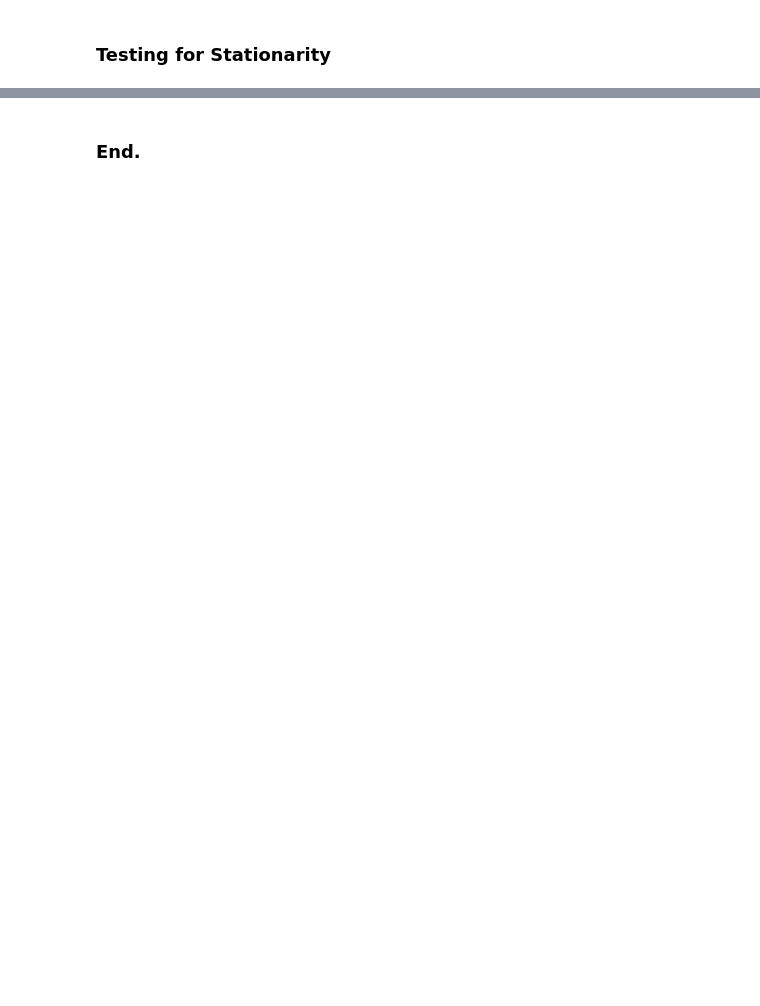
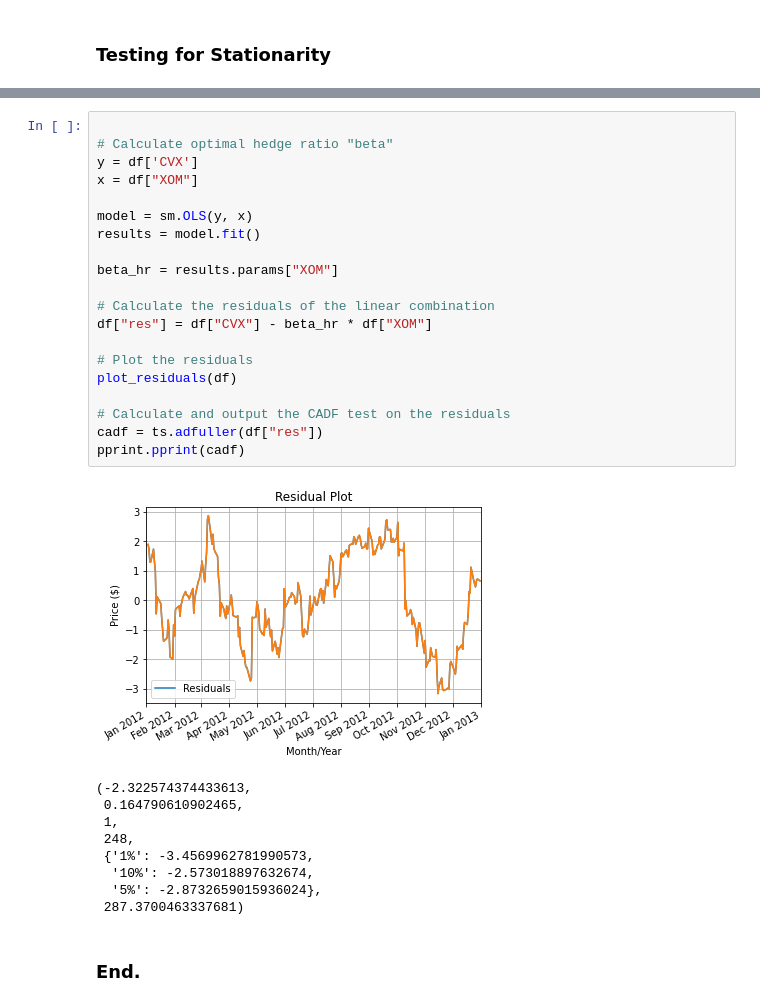
Before and after one commit to caiquemiranda/python-algo-trading-II, a Jupyter notebook: 04-Time-Series-Analysis.ipynb, the cells around one changed output, grey strips where cells are left out. Cells and saved outputs as stored; diff of their text form; blank space fills up the shorter version.

```diff
--- a/04-Time-Series-Analysis.ipynb
+++ b/04-Time-Series-Analysis.ipynb
@@ -149,2 +146,32 @@ if __name__ == "__main__":
+# %%
+
+# Calculate optimal hedge ratio "beta"
+y = df['CVX']
+x = df["XOM"]
+
+model = sm.OLS(y, x)
+results = model.fit()
+
+beta_hr = results.params["XOM"]
+
+# Calculate the residuals of the linear combination
+df["res"] = df["CVX"] - beta_hr * df["XOM"]
+
+# Plot the residuals
+plot_residuals(df)
+
+# Calculate and output the CADF test on the residuals
+cadf = ts.adfuller(df["res"])
+pprint.pprint(cadf)
+# %% [output]
+[figure, added]
+(-2.322574374433613,
+ 0.164790610902465,
+ 1,
+ 248,
+ {'1%': -3.4569962781990573,
+  '10%': -2.573018897632674,
+  '5%': -2.8732659015936024},
+ 287.3700463337681)
 # %% [markdown]
 ### End.
```
Also changed, not shown: parts of 8 cells of this notebook.
